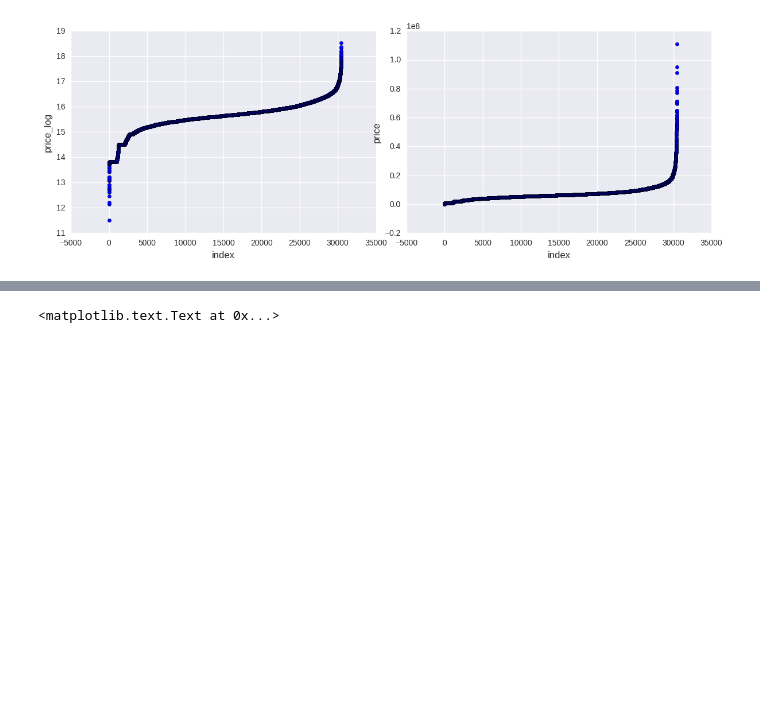
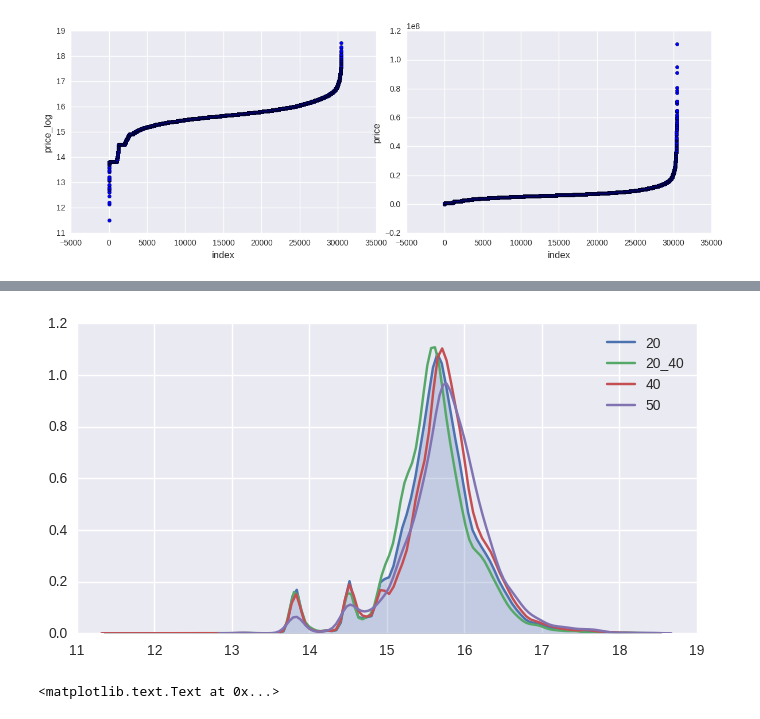
Before and after one commit to m-rahimi/Machine_learning_Python, a Jupyter notebook: Sberbank/Time_analysis.ipynb, the cells around one changed output, grey strips where cells are left out. Saved outputs shown, nothing was run; the diff lists cells and outputs as text; code cells hidden in the pictures; blank space fills up the shorter version.

```diff
--- a/Sberbank/Time_analysis.ipynb
+++ b/Sberbank/Time_analysis.ipynb
@@ -61,6 +61,22 @@ data["day"] = data["timestamp"].dt.weekday
 # %%
 data["time_month"] = (data['year'] - 2011) * 12 + data["month"]
 data["time_week"] = (data['year'] - 2011) * 53 + data["week"]
+# %%
+index = (data[:num_train].time_month.values > 20)
+plt.figure(figsize=(8,4))
+sns.kdeplot(ylog[index], shade=True, label="20")
+
+index = (data[:num_train].time_month.values > 20) & (data[:num_train].time_month.values < 40)
+sns.kdeplot(ylog[index], shade=False, label="20_40")
+
+index = (data[:num_train].time_month.values > 40)
+sns.kdeplot(ylog[index], shade=False, label="40")
+
+index = (data[:num_train].time_month.values > 50)
+sns.kdeplot(ylog[index], shade=False, label="50")
+plt.legend(loc='best');
+# %% [output]
+[figure, added]
 # %%
 fig, axs = plt.subplots(ncols=1, figsize=(16, 6))
 sns.countplot(x = 'time_month', data = data, ax=axs)
```
Also changed, not shown: parts of 8 cells of this notebook.
